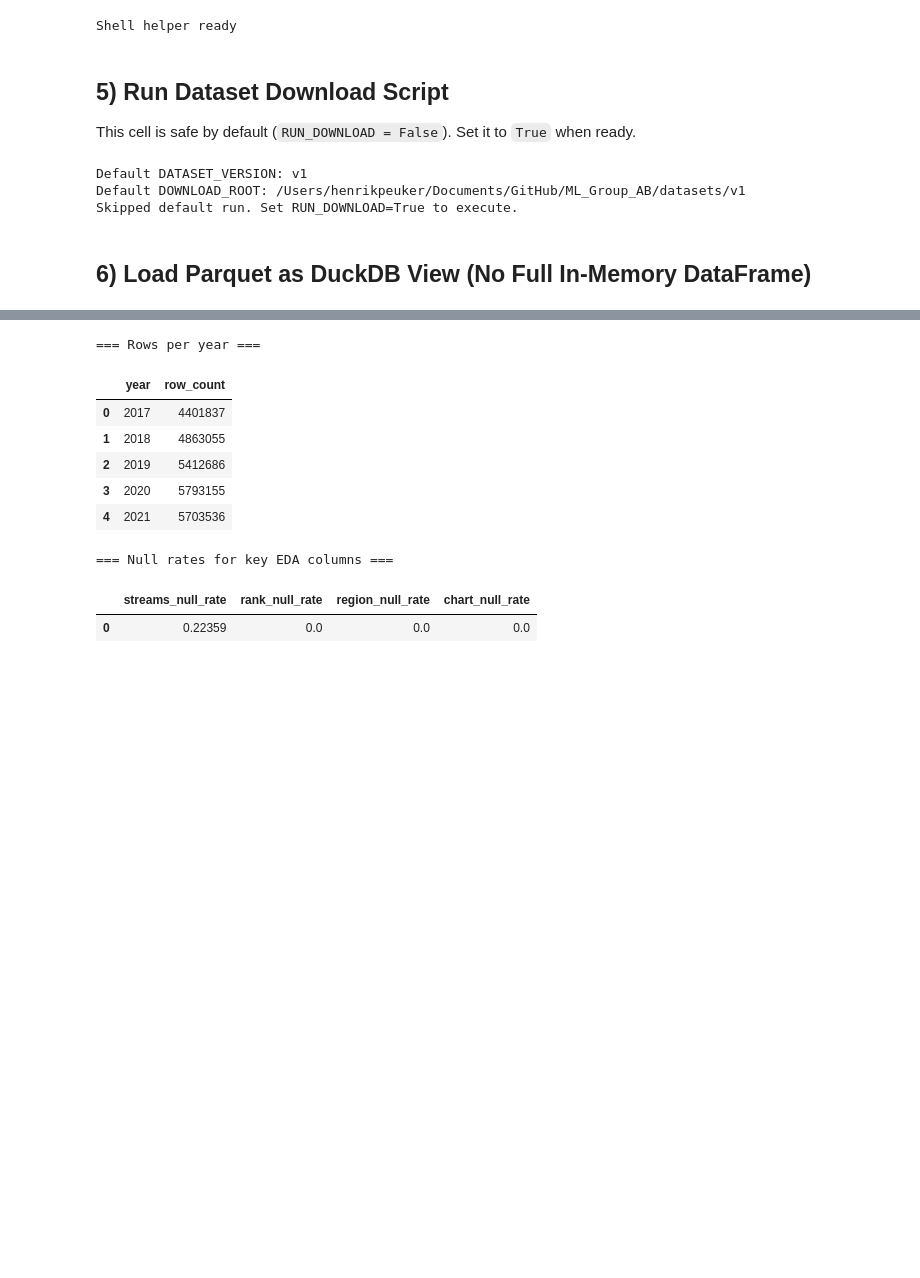
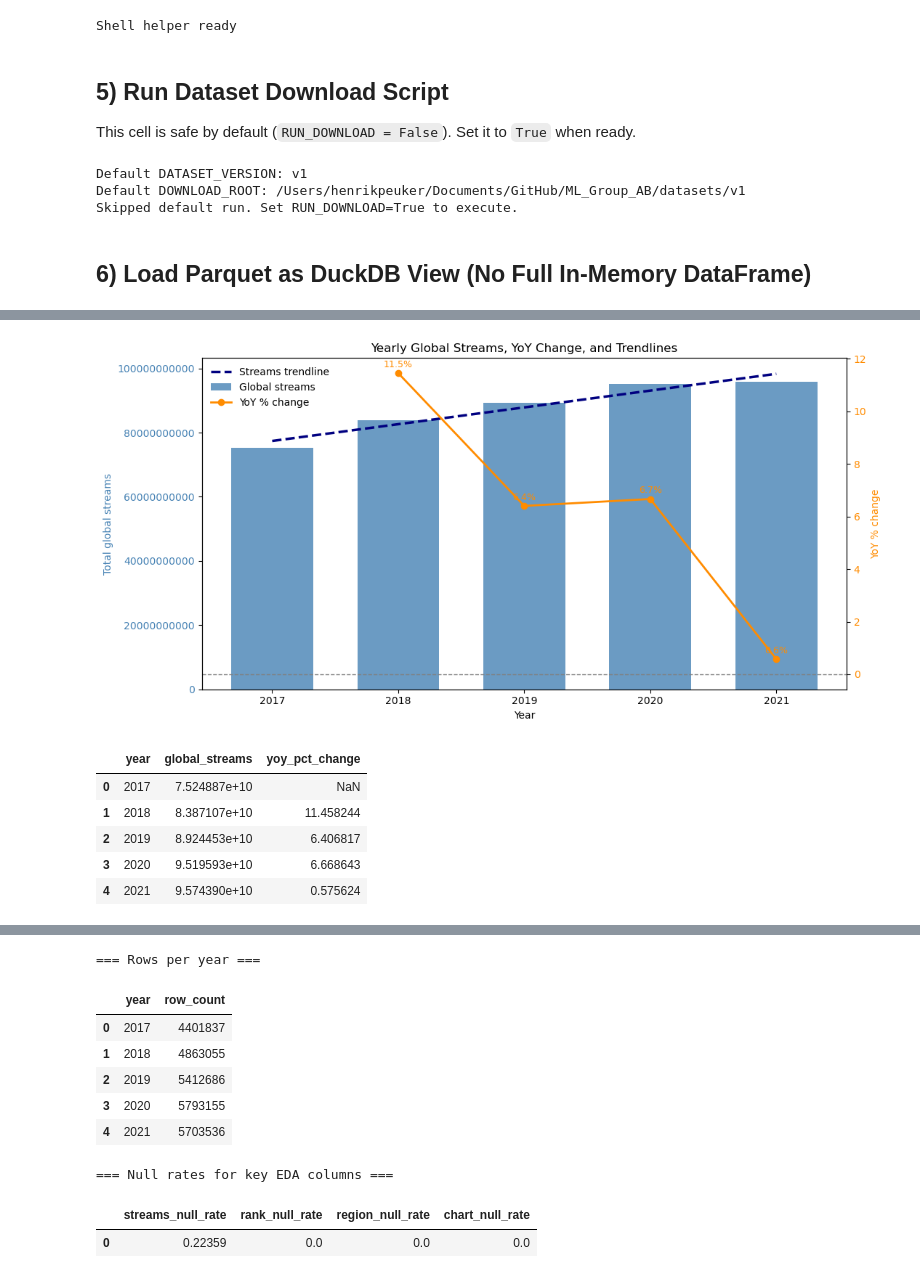
Before and after one commit to mchlkan/ML_Group_AB, a Jupyter notebook: Project_Information/EDA_organised.ipynb, the cells around one changed output, grey strips where cells are left out. Saved outputs shown, nothing was run; the diff lists cells and outputs as text; code cells hidden in the pictures; blank space fills up the shorter version.

```diff
--- a/Project_Information/EDA_organised.ipynb
+++ b/Project_Information/EDA_organised.ipynb
@@ -301,0 +1054,76 @@ DuckDB view `spotify_full` is ready. Use SQL queries in the next cell for EDA.
+# %%
+# Yearly global streams + YoY % difference with trendlines
+yearly_global_streams_df = con.execute("""
+WITH base AS (
+    SELECT
+        COALESCE(
+            TRY_CAST(year AS INTEGER),
+            EXTRACT(YEAR FROM TRY_CAST(date AS DATE))::INTEGER
+        ) AS year_val,
+        TRY_CAST(streams AS DOUBLE) AS streams_num
+    FROM spotify_full
+    WHERE LOWER(region) = 'global'
+)
+SELECT
+    year_val AS year,
+    SUM(streams_num) AS global_streams
+FROM base
+WHERE year_val IS NOT NULL
+  AND streams_num IS NOT NULL
+GROUP BY year_val
+ORDER BY year_val;
+""").df()
+
+yearly_global_streams_df["yoy_pct_change"] = yearly_global_streams_df["global_streams"].pct_change() * 100
+
+x_year = yearly_global_streams_df["year"].astype(int).values
+y_streams = yearly_global_streams_df["global_streams"].values
+y_yoy = yearly_global_streams_df["yoy_pct_change"].values
+
+fig, ax1 = plt.subplots(figsize=(11, 5.5))
+
+# Bars: yearly global streams
+ax1.bar(x_year, y_streams, color="steelblue", alpha=0.8, width=0.65, label="Global streams")
+
+# Trendline for global streams (linear)
+coef_streams = np.polyfit(x_year, y_streams, 1)
+trend_streams = np.polyval(coef_streams, x_year)
+ax1.plot(x_year, trend_streams, color="navy", linewidth=2.5, linestyle="--", label="Streams trendline")
+
+ax1.set_xlabel("Year")
+ax1.set_ylabel("Total global streams", color="steelblue")
+ax1.tick_params(axis="y", labelcolor="steelblue")
+ax1.ticklabel_format(axis='y', style='plain')
+ax1.set_xticks(x_year)
+
+# Line: YoY percentage change
+ax2 = ax1.twinx()
+ax2.plot(x_year, y_yoy, color="darkorange", marker="o", linewidth=2, label="YoY % change")
+
+
+ax2.set_ylabel("YoY % change", color="darkorange")
+ax2.tick_params(axis="y", labelcolor="darkorange")
+ax2.axhline(0, color="gray", linestyle="--", linewidth=1)
+
+for x, y in zip(x_year, y_yoy):
+    if pd.notnull(y):
+        ax2.annotate(f"{y:.1f}%", (x, y), textcoords="offset points", xytext=(0, 6), ha="center", color="darkorange", fontsize=9)
+
+# Combined legend
+h1, l1 = ax1.get_legend_handles_labels()
+h2, l2 = ax2.get_legend_handles_labels()
+ax1.legend(h1 + h2, l1 + l2, loc="upper left", frameon=False)
+
+plt.title("Yearly Global Streams, YoY Change, and Trendlines")
+fig.tight_layout()
+plt.show()
+
+display(yearly_global_streams_df)
+# %% [output]
+[figure, added]
+|  | year | global_streams | yoy_pct_change |
+| 0 | 2017 | 7.524887e+10 | NaN |
+| 1 | 2018 | 8.387107e+10 | 11.458244 |
+| 2 | 2019 | 8.924453e+10 | 6.406817 |
+| 3 | 2020 | 9.519593e+10 | 6.668643 |
+| 4 | 2021 | 9.574390e+10 | 0.575624 |
```
Also changed, not shown: parts of 42 cells of this notebook, 1 other file.
